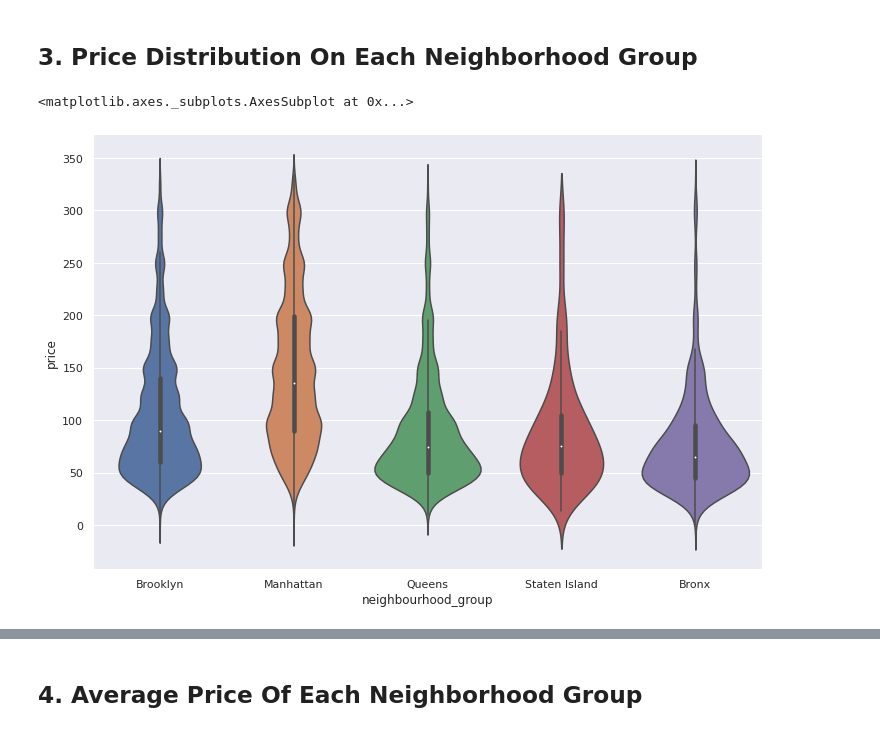
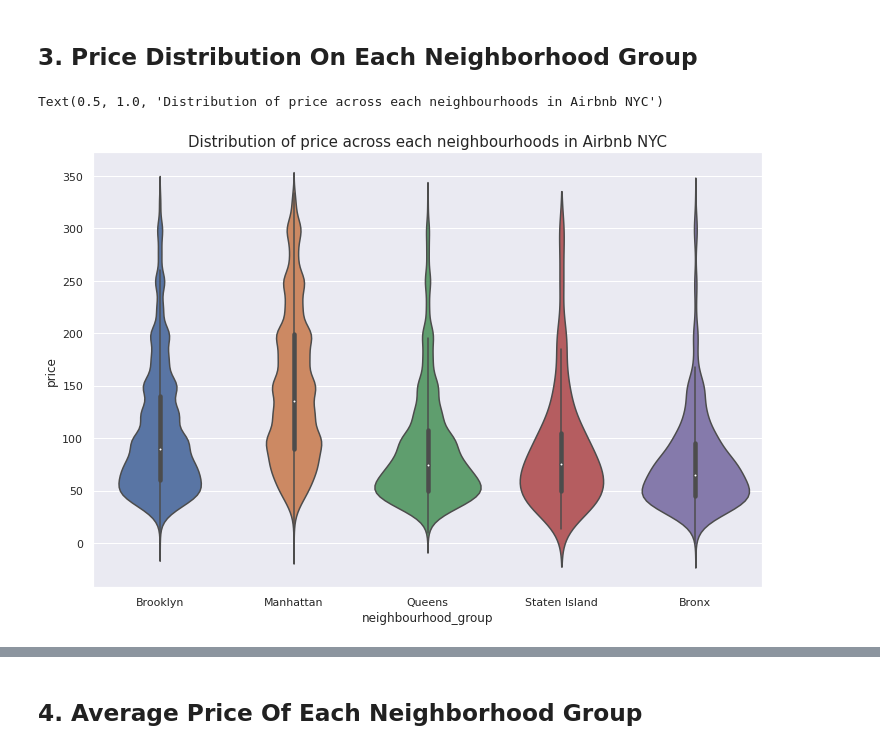
Before and after one commit to NANDINIKeremegaladhoddiShivalingaiah/Airbnb-Exploratory-Data-Analysis-EDA-, a Jupyter notebook: Airbnb_Exploratory_Data_Analysis.ipynb, the cells around one changed output, grey strips where cells are left out. Saved outputs shown, nothing was run; the diff lists cells and outputs as text; code cells hidden in the pictures.

```diff
--- a/Airbnb_Exploratory_Data_Analysis.ipynb
+++ b/Airbnb_Exploratory_Data_Analysis.ipynb
@@ -577,7 +569,8 @@ There may be fewer listings available at prices above 250 dollars, as the densit
 # %%
 # visualizing the price distribution in each Neighbourhood_groups using violin plot
 plt.figure(figsize=(12,8))
 sns.violinplot(x=airbnb_df_new['neighbourhood_group'],y=airbnb_df_new['price'])
+plt.title('Distribution of price across each neighbourhoods in Airbnb NYC', fontsize='15')
 # %% [output]
-<matplotlib.axes._subplots.AxesSubplot at 0x...>
+Text(0.5, 1.0, 'Distribution of price across each neighbourhoods in Airbnb NYC')
-[figure, old version]
+[figure, new version]
```
Also changed, not shown: parts of 117 cells of this notebook.
